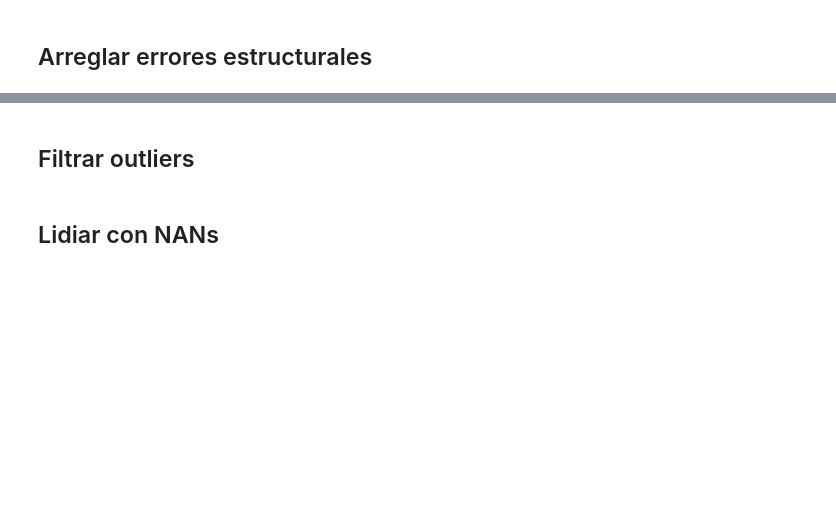
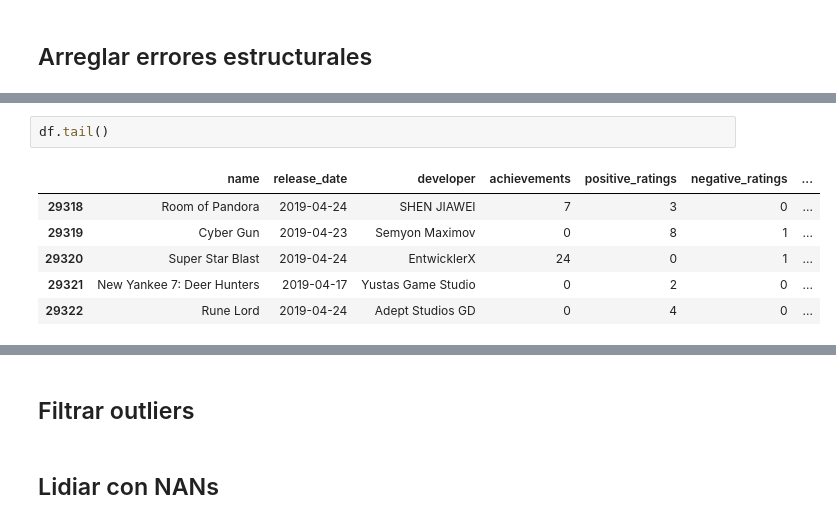
Before and after one commit to Facusc16/introduccion-a-la-ciencia-de-datos-reto-final, a Jupyter notebook: ProyectofinalVideojuegos.ipynb, the cells around one changed output, grey strips where cells are left out. Drawn from its saved outputs; the diff is of its cells as text; blank space fills up the shorter version.

```diff
--- a/ProyectofinalVideojuegos.ipynb
+++ b/ProyectofinalVideojuegos.ipynb
@@ -102,0 +101,9 @@ Index(['name', 'release_date', 'developer', 'achievements', 'positive_ratings',
+# %%
+df.tail()
+# %% [output]
+|  | name | release_date | developer | achievements | positive_ratings | negative_ratings | ... |
+| 29318 | Room of Pandora | 2019-04-24 | SHEN JIAWEI | 7 | 3 | 0 | ... |
+| 29319 | Cyber Gun | 2019-04-23 | Semyon Maximov | 0 | 8 | 1 | ... |
+| 29320 | Super Star Blast | 2019-04-24 | EntwicklerX | 24 | 0 | 1 | ... |
+| 29321 | New Yankee 7: Deer Hunters | 2019-04-17 | Yustas Game Studio | 0 | 2 | 0 | ... |
+| 29322 | Rune Lord | 2019-04-24 | Adept Studios GD | 0 | 4 | 0 | ... |
```
Also changed, not shown: parts of 42 cells of this notebook.
